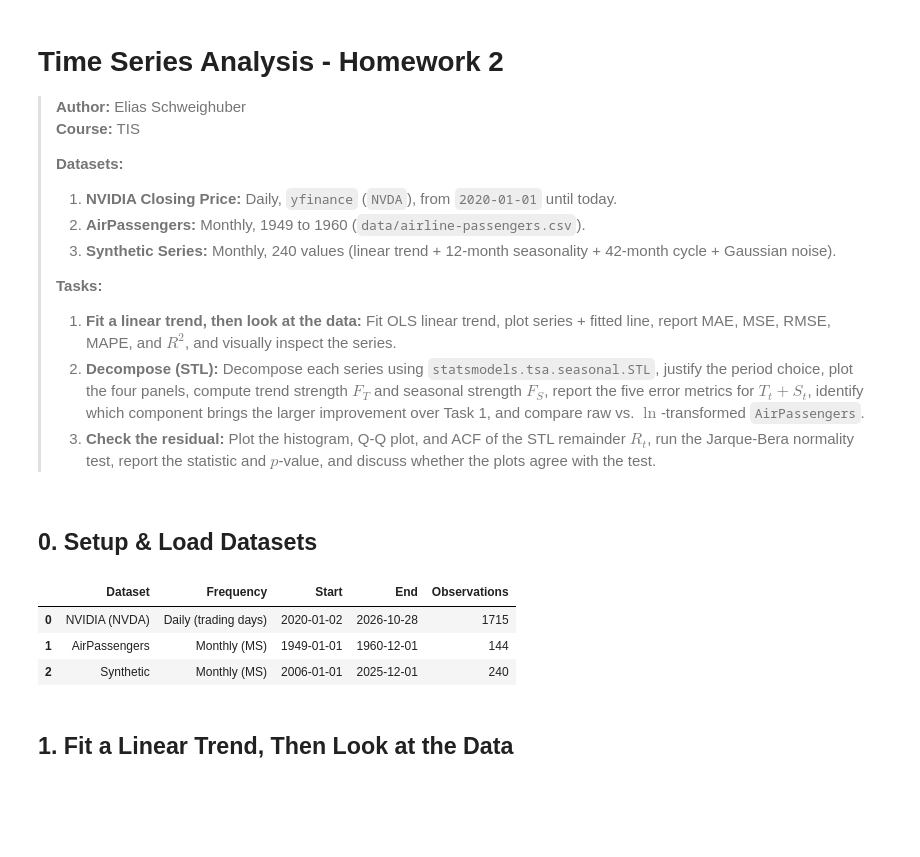
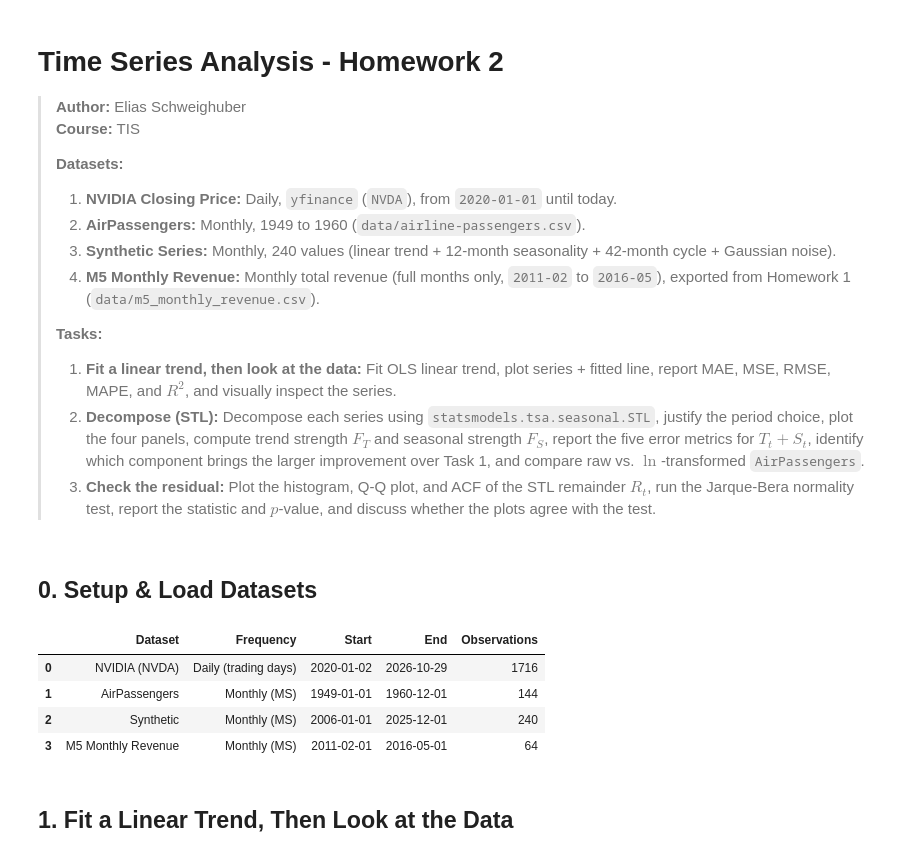
Before and after one commit to elias2304/notebooks, a Jupyter notebook: tis/hw2/hw2.ipynb, the cells around one changed output. Drawn from its saved outputs; the diff is of its cells as text; code cells hidden in the pictures; blank space fills up the shorter version.

```diff
--- a/tis/hw2/hw2.ipynb
+++ b/tis/hw2/hw2.ipynb
@@ -7,6 +7,7 @@
 > 1. **NVIDIA Closing Price:** Daily, `yfinance` (`NVDA`), from `2020-01-01` until today.
 > 2. **AirPassengers:** Monthly, 1949 to 1960 (`data/airline-passengers.csv`).
 > 3. **Synthetic Series:** Monthly, 240 values (linear trend + 12-month seasonality + 42-month cycle + Gaussian noise).
+> 4. **M5 Monthly Revenue:** Monthly total revenue (full months only, `2011-02` to `2016-05`), exported from Homework 1 (`data/m5_monthly_revenue.csv`).
 >
 > **Tasks:**
 > 1. **Fit a linear trend, then look at the data:** Fit OLS linear trend, plot series + fitted line, report MAE, MSE, RMSE, MAPE, and $R^2$, and visually inspect the series.
@@ -30,41 +31,48 @@ plt.rcParams['grid.alpha'] = 0.3
 # %%
 # NVIDIA closing price
 nvda_raw = yf.download("NVDA", start="2020-01-01", progress=False)
 nvda = nvda_raw["Close"].squeeze().dropna()
 nvda.name = "NVDA Close (USD)"
 
 # AirPassengers
 air_df = pd.read_csv(Path("data/airline-passengers.csv"), parse_dates=["Month"], index_col="Month")
 air = air_df["Passengers"].astype(float)
 air.name = "AirPassengers (thousands)"
 
 # Synthetic series
 rng = np.random.default_rng(42)                  # random seed
 n, t = 240, np.arange(240)
 
 trend  = 50 + 0.8 * t                            # linear component
 season = 12 * np.sin(2 * np.pi * t / 12)         # seasonal component, period 12 months
 cycle  =  9 * np.sin(2 * np.pi * t / 42 + 0.7)   # cyclic component, period 42 months
 noise  = rng.normal(0, 4, n)                     # random component
 
 synthetic = pd.Series(
     trend + season + cycle + noise,
     index=pd.date_range("2006-01-01", periods=n, freq="MS"),
     name="Synthetic Series"
 )
 
+# M5 Monthly Revenue (full months only, from Homework 1)
+m5_df = pd.read_csv(Path("data/m5_monthly_revenue.csv"), parse_dates=["year_month"], index_col="year_month")
+m5_df.index = pd.DatetimeIndex(m5_df.index, freq="MS")
+m5 = m5_df["total_revenue"].astype(float)
+m5.name = "M5 Monthly Revenue (USD)"
+
 pd.DataFrame({
-    "Dataset": ["NVIDIA (NVDA)", "AirPassengers", "Synthetic"],
-    "Frequency": ["Daily (trading days)", "Monthly (MS)", "Monthly (MS)"],
-    "Start": [str(nvda.index.min().date()), str(air.index.min().date()), str(synthetic.index.min().date())],
-    "End": [str(nvda.index.max().date()), str(air.index.max().date()), str(synthetic.index.max().date())],
-    "Observations": [len(nvda), len(air), len(synthetic)]
+    "Dataset": ["NVIDIA (NVDA)", "AirPassengers", "Synthetic", "M5 Monthly Revenue"],
+    "Frequency": ["Daily (trading days)", "Monthly (MS)", "Monthly (MS)", "Monthly (MS)"],
+    "Start": [str(nvda.index.min().date()), str(air.index.min().date()), str(synthetic.index.min().date()), str(m5.index.min().date())],
+    "End": [str(nvda.index.max().date()), str(air.index.max().date()), str(synthetic.index.max().date()), str(m5.index.max().date())],
+    "Observations": [len(nvda), len(air), len(synthetic), len(m5)]
 })
 # %% [output]
 |  | Dataset | Frequency | Start | End | Observations |
-| 0 | NVIDIA (NVDA) | Daily (trading days) | 2020-01-02 | 2026-10-28 | 1715 |
+| 0 | NVIDIA (NVDA) | Daily (trading days) | 2020-01-02 | 2026-10-29 | 1716 |
 | 1 | AirPassengers | Monthly (MS) | 1949-01-01 | 1960-12-01 | 144 |
 | 2 | Synthetic | Monthly (MS) | 2006-01-01 | 2025-12-01 | 240 |
+| 3 | M5 Monthly Revenue | Monthly (MS) | 2011-02-01 | 2016-05-01 | 64 |
 # %% [markdown]
 ## 1. Fit a Linear Trend, Then Look at the Data
 # %%
```
Also changed, not shown: parts of 24 cells of this notebook, 3 other files.
